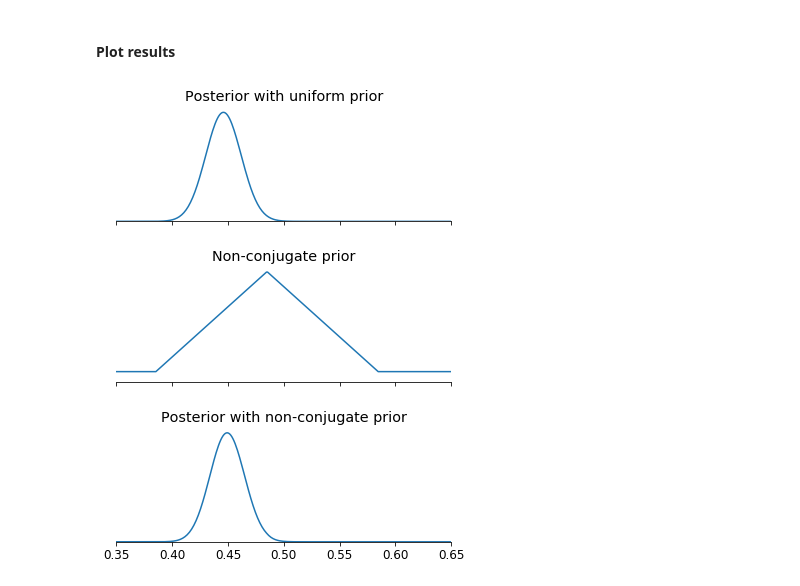
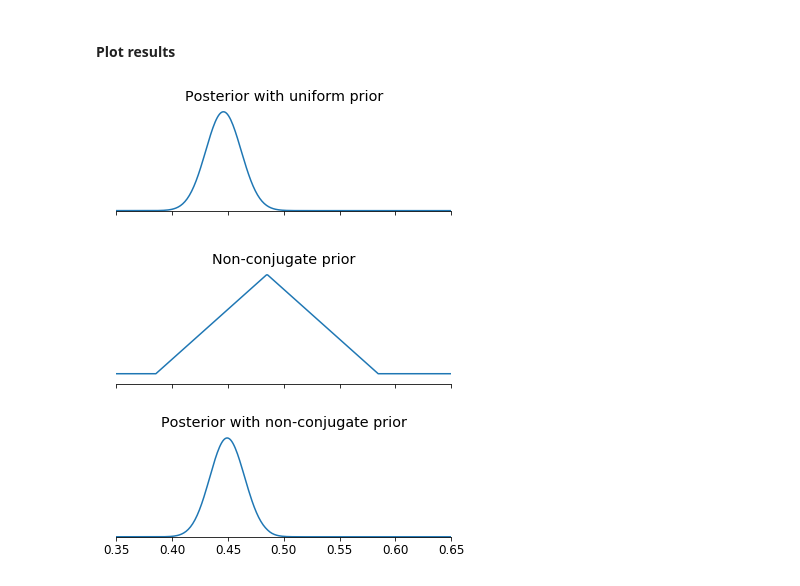
Before and after one commit to avehtari/BDA_py_demos, a Jupyter notebook: demos_ch2/demo2_4.ipynb, the cells around one changed output. Saved outputs shown, nothing was run; the diff lists cells and outputs as text; code cells hidden in the pictures.

Commit message:
Add plot utilty for x-axis only plot.

```diff
--- a/demos_ch2/demo2_4.ipynb
+++ b/demos_ch2/demo2_4.ipynb
@@ -68,28 +68,31 @@ rr = x[np.sum(pc[:,np.newaxis] < r, axis=0)]
 # %%
 # plot 3 subplots
 fig, axes = plt.subplots(nrows=3, ncols=1, sharex=True, figsize=(6, 8))
-fig.subplots_adjust(hspace=0.4)
+# show only x-axis
+plot_tools.modify_axes.only_x(axes)
+# manually adjust spacing
+fig.subplots_adjust(hspace=0.5)
+
 # posterior with uniform prior Beta(1,1)
 axes[0].plot(x, beta.pdf(x, a+1, b+1))
 axes[0].set_title('Posterior with uniform prior')
+
 # non-conjugate prior
 axes[1].plot(x, pp)
 axes[1].set_title('Non-conjugate prior')
+
 # posterior with non-conjugate prior
 axes[2].plot(x, po)
 axes[2].set_title('Posterior with non-conjugate prior')
 
 # cosmetics
-for ax in axes:
-    ax.set_yticks(())
-    ax.set_ylim((0, ax.get_ylim()[1]))
-    ax.spines['top'].set_visible(False)
-    ax.spines['left'].set_visible(False)
-    ax.spines['right'].set_visible(False)
+#for ax in axes:
+#    ax.set_ylim((0, ax.get_ylim()[1]))
+
 # set custom x-limits
 axes[0].set_xlim((0.35, 0.65));
 # %% [output]
-[figure, old version]
+[figure, new version]
 # %%
 # plot samples
 plt.style.use('seaborn')
```
Also changed, not shown: parts of 1 cell of this notebook, 1 other file.
